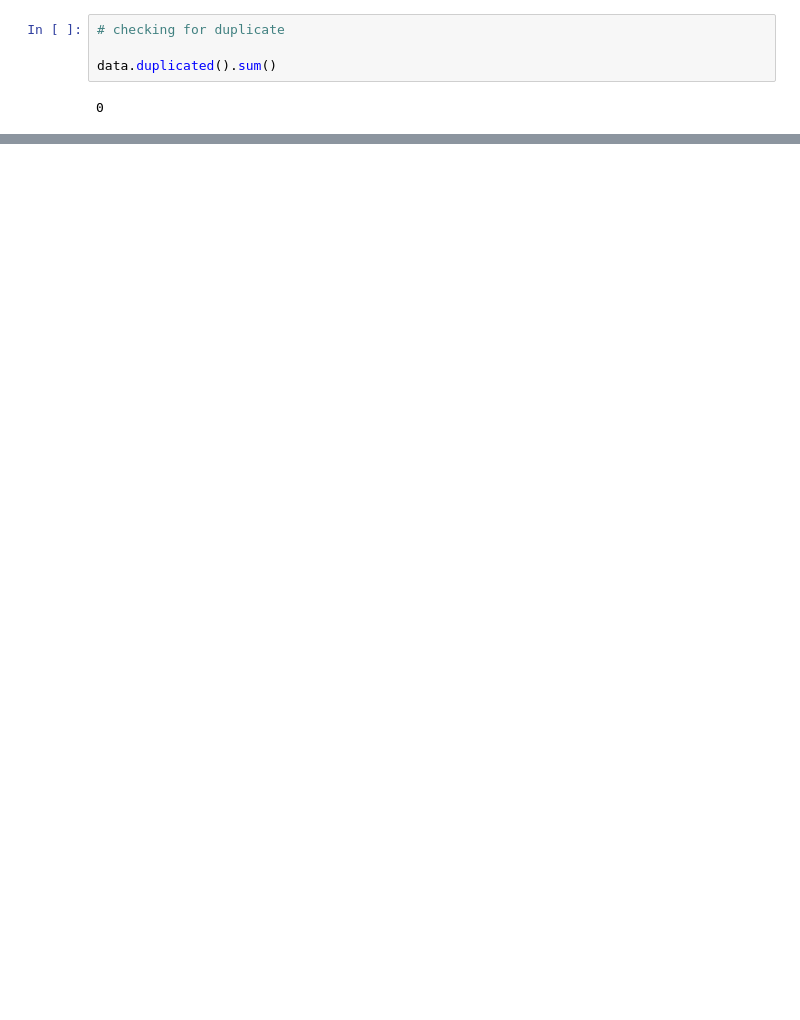
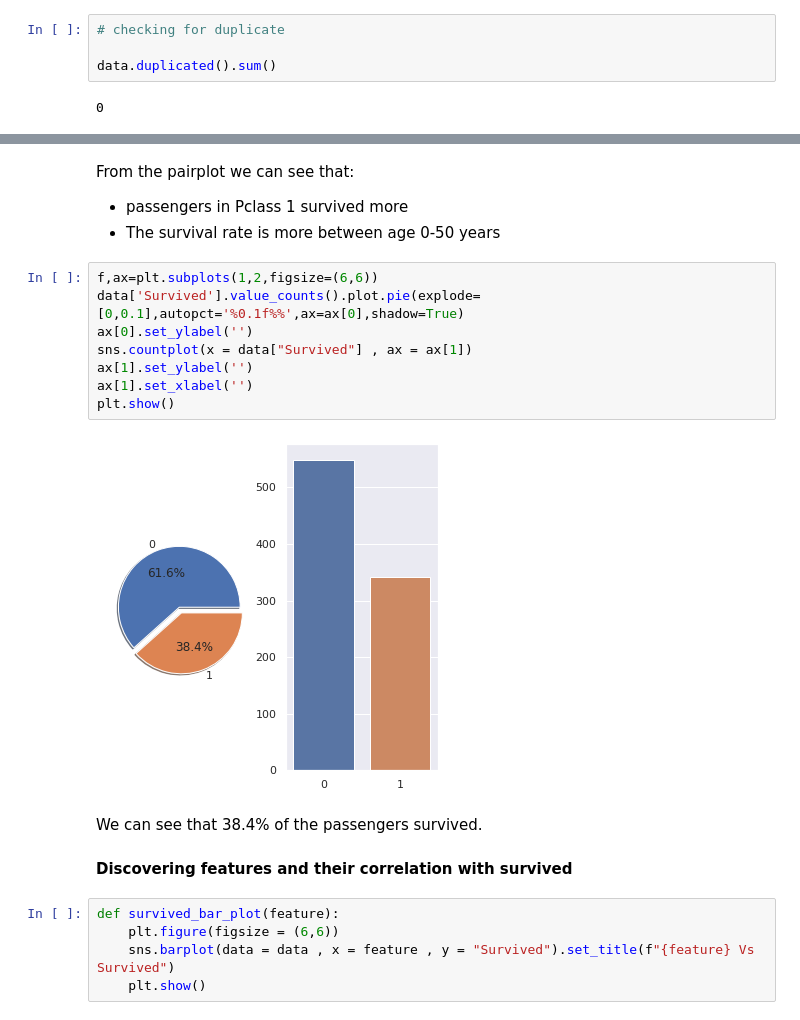
Before and after one commit to Yusrah23/Python_Scripts, a Jupyter notebook: titianic_pred.ipynb, the cells around one changed output, grey strips where cells are left out. Cells and saved outputs as stored; diff of their text form; blank space fills up the shorter version.

```diff
--- a/titianic_pred.ipynb
+++ b/titianic_pred.ipynb
@@ -98,0 +142,24 @@ sns.pairplot(data, hue='Survived')
+# %% [markdown]
+From the pairplot we can see that:
+
+*   passengers in Pclass 1 survived more
+*   The survival rate is more between age 0-50 years
+# %%
+f,ax=plt.subplots(1,2,figsize=(6,6))
+data['Survived'].value_counts().plot.pie(explode=[0,0.1],autopct='%0.1f%%',ax=ax[0],shadow=True)
+ax[0].set_ylabel('')
+sns.countplot(x = data["Survived"] , ax = ax[1])
+ax[1].set_ylabel('')
+ax[1].set_xlabel('')
+plt.show()
+# %% [output]
+[figure, added]
+# %% [markdown]
+We can see that 38.4% of the passengers survived.
+# %% [markdown]
+**Discovering features and their correlation with survived**
+# %%
+def survived_bar_plot(feature):
+    plt.figure(figsize = (6,6))
+    sns.barplot(data = data , x = feature , y = "Survived").set_title(f"{feature} Vs Survived")
+    plt.show()
```
Also changed, not shown: parts of 37 cells of this notebook.
